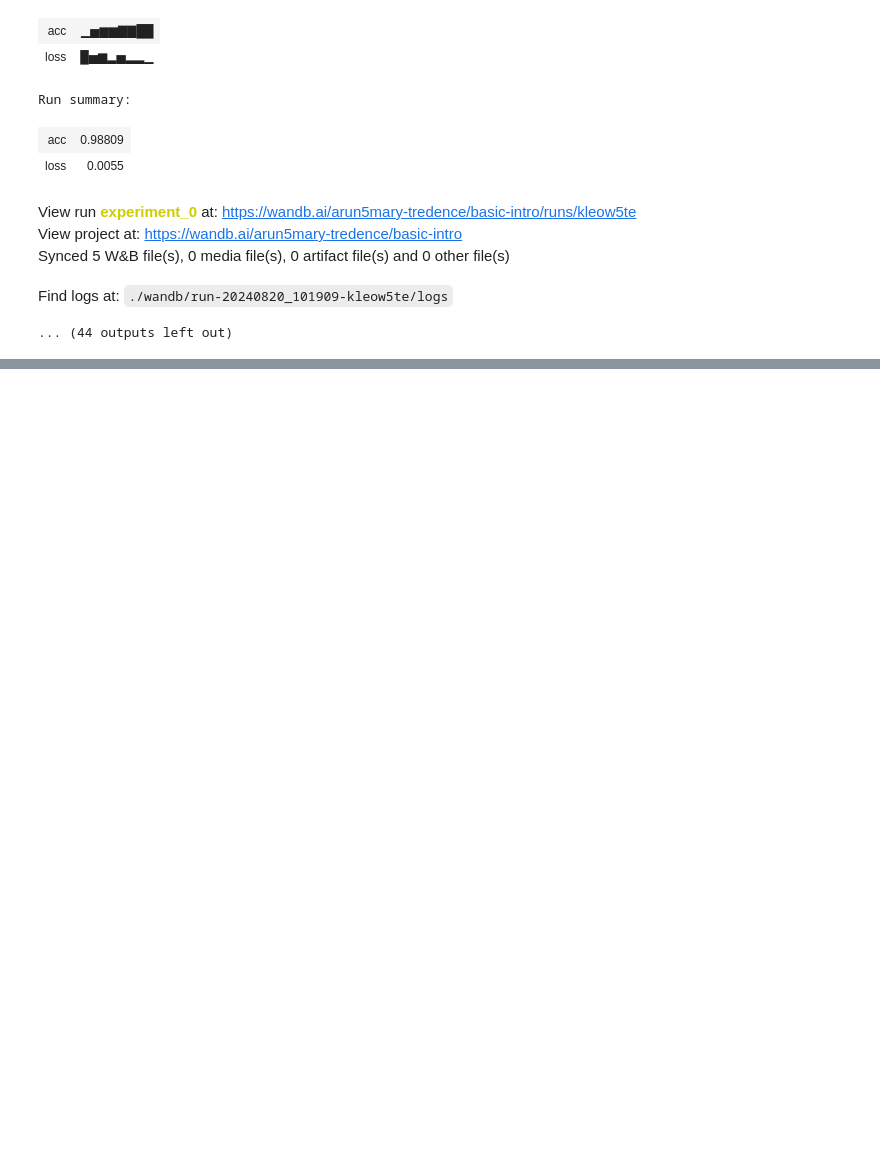
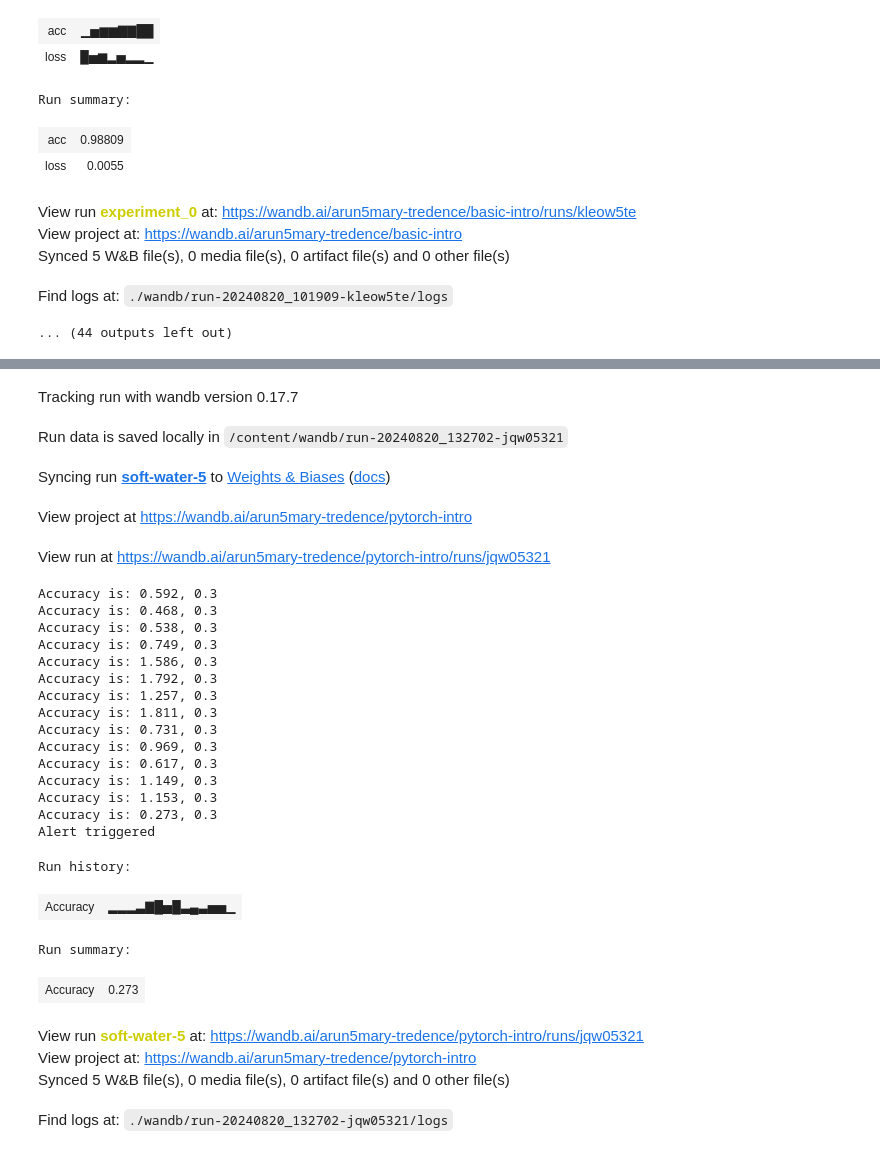
Before and after one commit to arun-prakash-j-k/llmops_handson_tredence, a Jupyter notebook: wandb_track_experiments.ipynb, the cells around one changed output, grey strips where cells are left out. Drawn from its saved outputs; the diff is of its cells as text; code cells hidden in the pictures; blank space fills up the shorter version.

```diff
--- a/wandb_track_experiments.ipynb
+++ b/wandb_track_experiments.ipynb
@@ -72,0 +232,56 @@ Find logs at: ./wandb/run-20240820_101909-kleow5te/logs
+# %%
+# Start a wandb run
+wandb.init(project="pytorch-intro")
+
+# Simulating a model training loop
+acc_threshold = 0.3
+for training_step in range(1000):
+
+    # Generate a random number for accuracy
+    accuracy = round(random.random() + random.random(), 3)
+    print(f'Accuracy is: {accuracy}, {acc_threshold}')
+
+    # 🐝 Log accuracy to wandb
+    wandb.log({"Accuracy": accuracy})
+
+    # 🔔 If the accuracy is below the threshold, fire a W&B Alert and stop the run
+    if accuracy <= acc_threshold:
+        # 🐝 Send the wandb Alert
+        wandb.alert(
+            title='Low Accuracy',
+            text=f'Accuracy {accuracy} at step {training_step} is below the acceptable theshold, {acc_threshold}',
+        )
+        print('Alert triggered')
+        break
+
+# Mark the run as finished (useful in Jupyter notebooks)
+wandb.finish()
+# %% [output]
+Tracking run with wandb version 0.17.7
+Run data is saved locally in /content/wandb/run-20240820_132702-jqw05321
+Syncing run soft-water-5 to Weights & Biases (docs)
+View project at https://wandb.ai/arun5mary-tredence/pytorch-intro
+View run at https://wandb.ai/arun5mary-tredence/pytorch-intro/runs/jqw05321
+Accuracy is: 0.592, 0.3
+Accuracy is: 0.468, 0.3
+Accuracy is: 0.538, 0.3
+Accuracy is: 0.749, 0.3
+Accuracy is: 1.586, 0.3
+Accuracy is: 1.792, 0.3
+Accuracy is: 1.257, 0.3
+Accuracy is: 1.811, 0.3
+Accuracy is: 0.731, 0.3
+Accuracy is: 0.969, 0.3
+Accuracy is: 0.617, 0.3
+Accuracy is: 1.149, 0.3
+Accuracy is: 1.153, 0.3
+Accuracy is: 0.273, 0.3
+Alert triggered
+Run history:
+| Accuracy | ▂▂▂▃▇█▅█▃▄▃▅▅▁ |
+Run summary:
+| Accuracy | 0.273 |
+View run soft-water-5 at: https://wandb.ai/arun5mary-tredence/pytorch-intro/runs/jqw05321
+View project at: https://wandb.ai/arun5mary-tredence/pytorch-intro
+Synced 5 W&B file(s), 0 media file(s), 0 artifact file(s) and 0 other file(s)
+Find logs at: ./wandb/run-20240820_132702-jqw05321/logs
```
Also changed, not shown: parts of 2 cells of this notebook.
